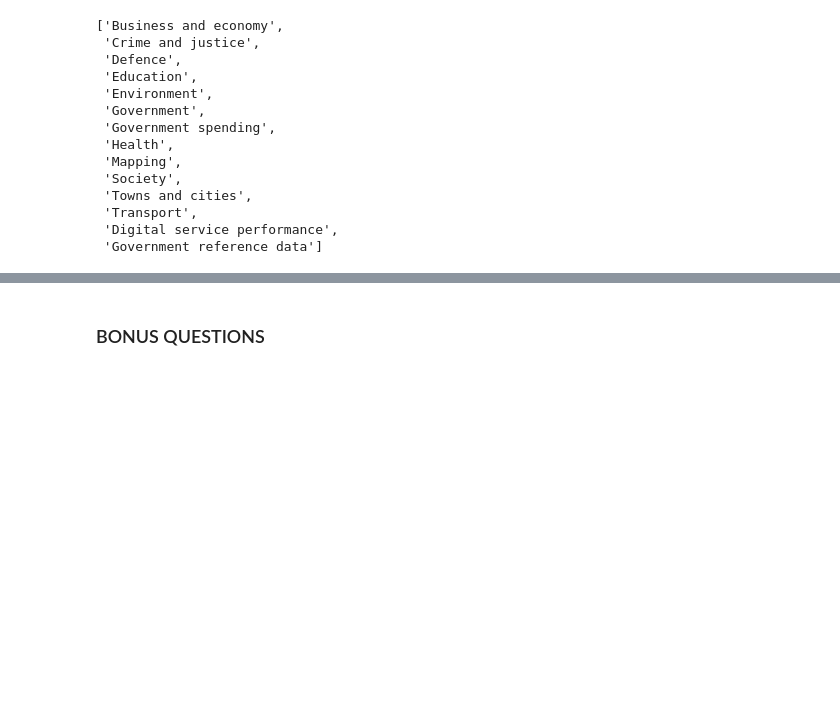
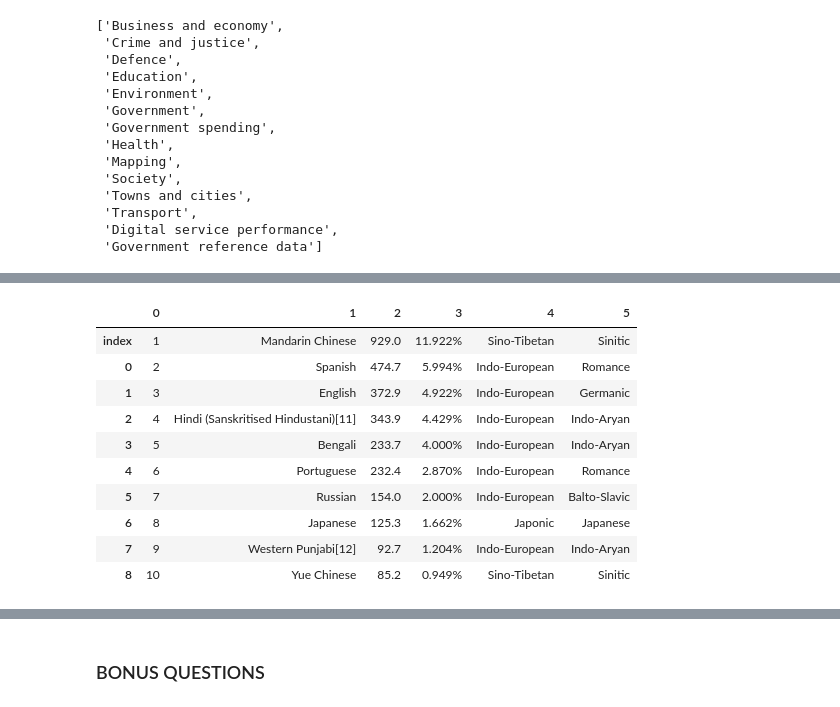
Before and after one commit to Ironhack-Data-Madrid-Agosto-2022/4.2-lab_web_scraping, a Jupyter notebook: your-code/4.2-lab_web_scraping [Pablo Gordo].ipynb, the cells around one changed output, grey strips where cells are left out. Saved outputs shown, nothing was run; the diff lists cells and outputs as text; code cells hidden in the pictures; blank space fills up the shorter version.

```diff
--- a/your-code/4.2-lab_web_scraping [Pablo Gordo].ipynb
+++ b/your-code/4.2-lab_web_scraping [Pablo Gordo].ipynb
@@ -490,0 +498,6 @@ url = 'https://en.wikipedia.org/wiki/List_of_languages_by_number_of_native_speak
+# %%
+# esto solo es de pandas
+
+df_c=pd.read_clipboard()  # read_clipboard es ctrl+V
+
+df_c.head()
@@ -490,0 +511,18 @@ url = 'https://en.wikipedia.org/wiki/List_of_languages_by_number_of_native_speak
+# %%
+df=df_c.T.reset_index().T
+df
+
+reset.index(drop=True)
+df
+# %% [output]
+|  | 0 | 1 | 2 | 3 | 4 | 5 |
+| index | 1 | Mandarin Chinese | 929.0 | 11.922% | Sino-Tibetan | Sinitic |
+| 0 | 2 | Spanish | 474.7 | 5.994% | Indo-European | Romance |
+| 1 | 3 | English | 372.9 | 4.922% | Indo-European | Germanic |
+| 2 | 4 | Hindi (Sanskritised Hindustani)[11] | 343.9 | 4.429% | Indo-European | Indo-Aryan |
+| 3 | 5 | Bengali | 233.7 | 4.000% | Indo-European | Indo-Aryan |
+| 4 | 6 | Portuguese | 232.4 | 2.870% | Indo-European | Romance |
+| 5 | 7 | Russian | 154.0 | 2.000% | Indo-European | Balto-Slavic |
+| 6 | 8 | Japanese | 125.3 | 1.662% | Japonic | Japanese |
+| 7 | 9 | Western Punjabi[12] | 92.7 | 1.204% | Indo-European | Indo-Aryan |
+| 8 | 10 | Yue Chinese | 85.2 | 0.949% | Sino-Tibetan | Sinitic |
```
Also changed, not shown: parts of 6 cells of this notebook.
